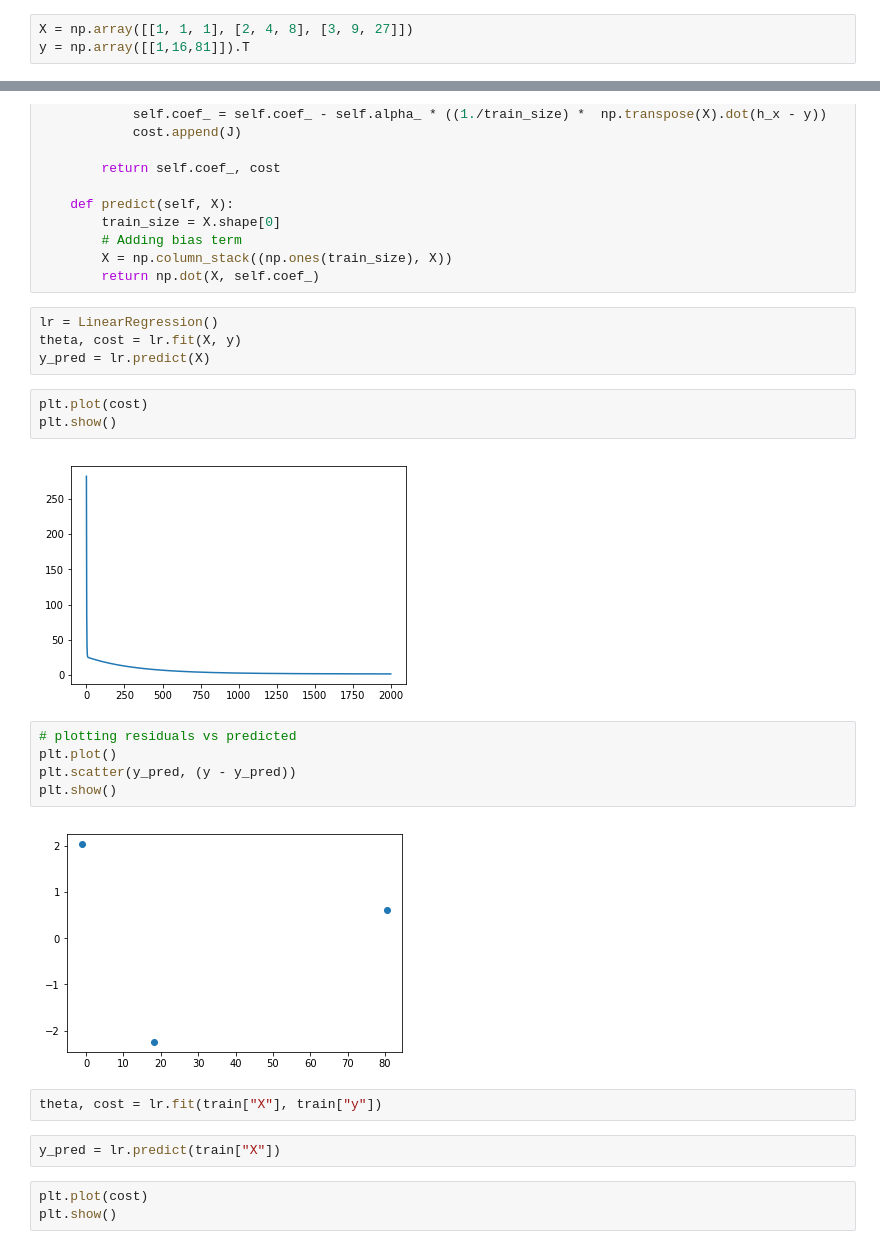
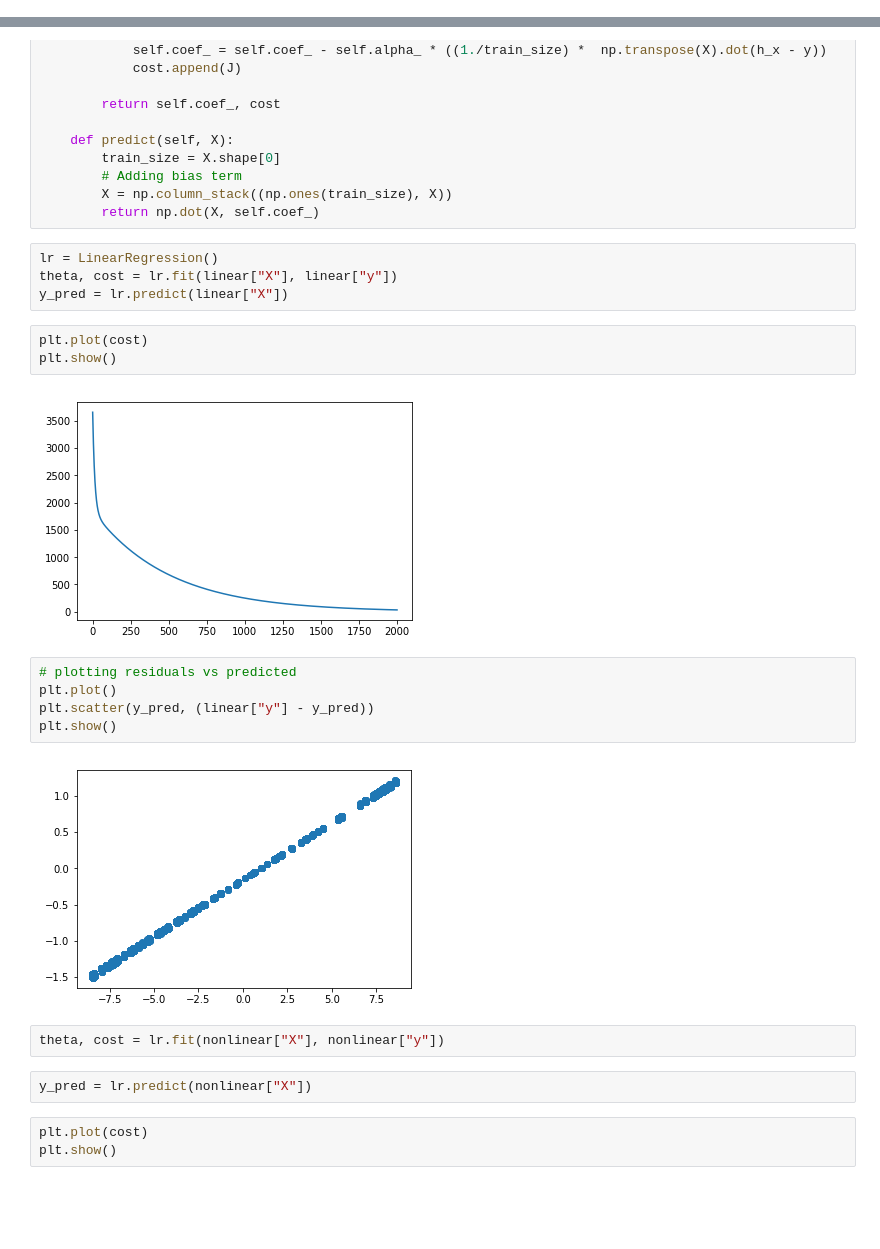
Before and after one commit to SatioO/HousingPrediction, a Jupyter notebook: Linear Regression.ipynb, the cells around one changed output, grey strips where cells are left out. Saved outputs shown, nothing was run; the diff lists cells and outputs as text; blank space fills up the shorter version.

Commit message:
fix(Linear): added linear dataset

```diff
--- a/Linear Regression.ipynb
+++ b/Linear Regression.ipynb
@@ -20,9 +20,6 @@ plt.scatter(nonlinear["X"], nonlinear["y"])
 plt.show()
 # %% [output]
 [figure]
-# %%
-X = np.array([[1, 1, 1], [2, 4, 8], [3, 9, 27]])
-y = np.array([[1,16,81]]).T
 # %%
 class LinearRegression:
     def __init__(self, alpha= 0.001, n_iters = 2000):
@@ -62,24 +59,24 @@ class LinearRegression:
         return np.dot(X, self.coef_)
 # %%
 lr = LinearRegression()
-theta, cost = lr.fit(X, y)
-y_pred = lr.predict(X)
+theta, cost = lr.fit(linear["X"], linear["y"])
+y_pred = lr.predict(linear["X"])
 # %%
 plt.plot(cost)
 plt.show()
 # %% [output]
-[figure, old version]
+[figure, new version]
 # %%
 # plotting residuals vs predicted
 plt.plot()
-plt.scatter(y_pred, (y - y_pred))
+plt.scatter(y_pred, (linear["y"] - y_pred))
 plt.show()
 # %% [output]
-[figure, old version]
+[figure, new version]
 # %%
-theta, cost = lr.fit(train["X"], train["y"])
+theta, cost = lr.fit(nonlinear["X"], nonlinear["y"])
 # %%
-y_pred = lr.predict(train["X"])
+y_pred = lr.predict(nonlinear["X"])
 # %%
 plt.plot(cost)
 plt.show()
```
Also changed, not shown: parts of 3 cells of this notebook.
